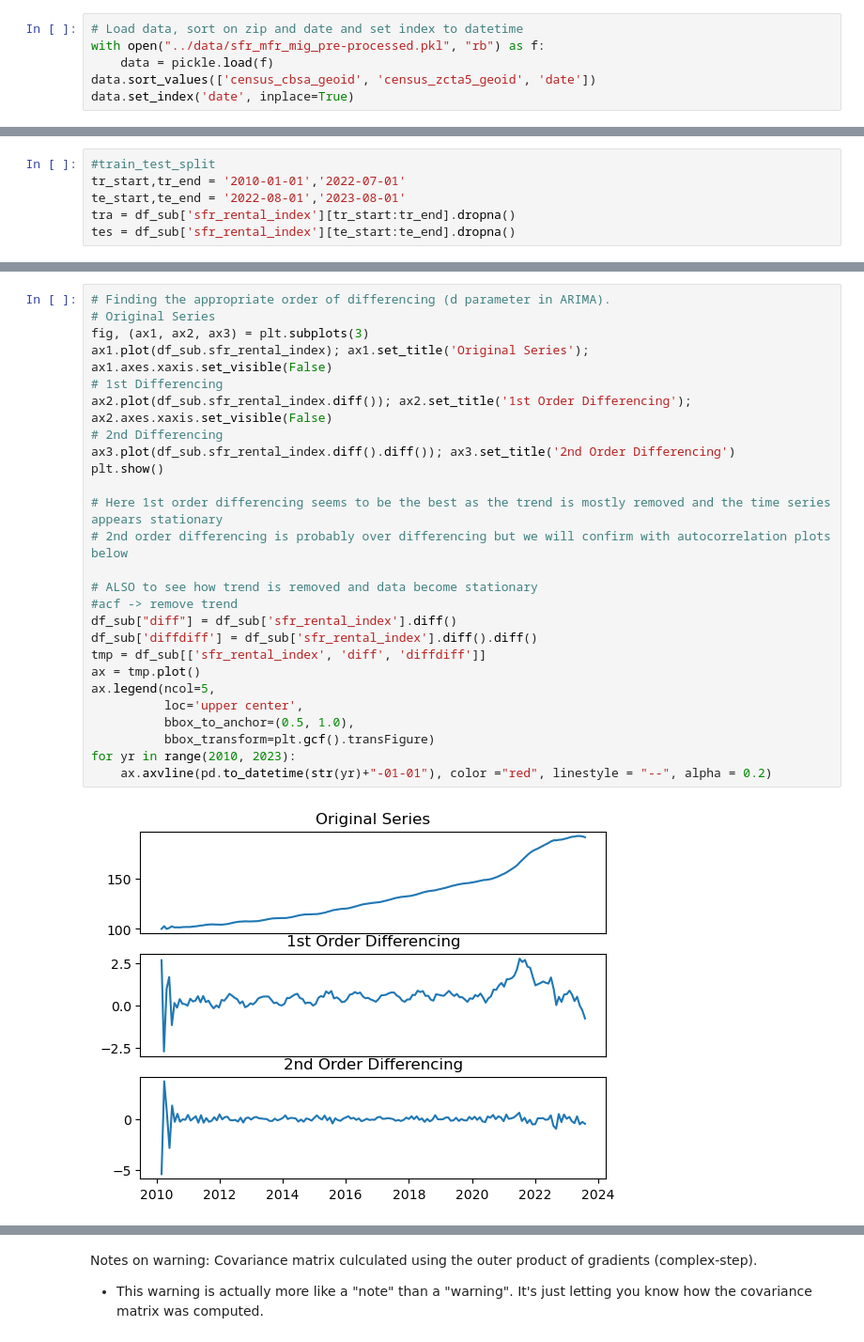
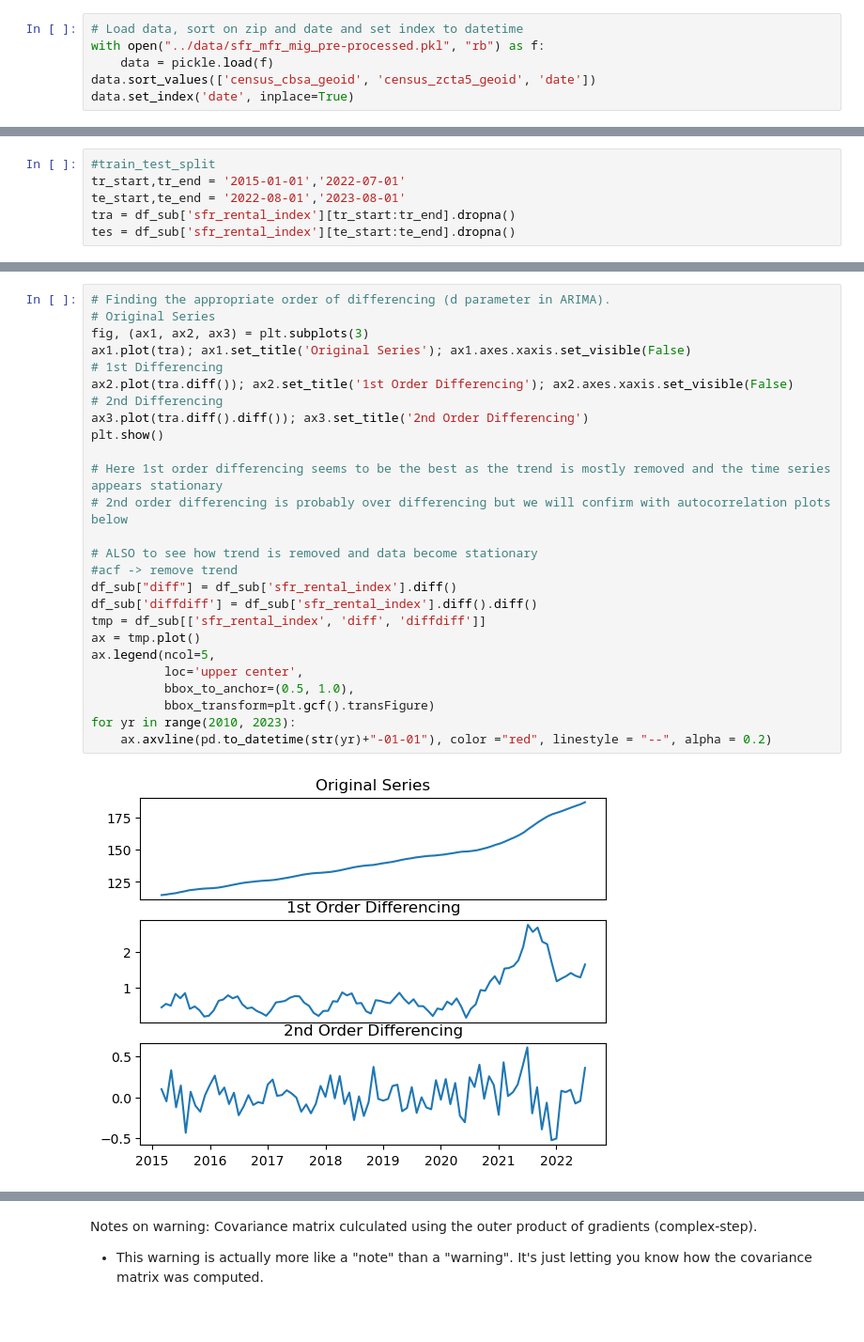
Before and after one commit to eihwood/Haystacks.AI-7, a Jupyter notebook: src/stats_models_sarimax.ipynb, the cells around one changed output, grey strips where cells are left out. Shown at 94% size. Cells and saved outputs as stored; diff of their text form.

```diff
--- a/src/stats_models_sarimax.ipynb
+++ b/src/stats_models_sarimax.ipynb
@@ -38,6 +39,6 @@ plt.show()
 # %%
 #train_test_split
-tr_start,tr_end = '2010-01-01','2022-07-01'
+tr_start,tr_end = '2015-01-01','2022-07-01'
 te_start,te_end = '2022-08-01','2023-08-01'
 tra = df_sub['sfr_rental_index'][tr_start:tr_end].dropna()
 tes = df_sub['sfr_rental_index'][te_start:te_end].dropna()
@@ -62,31 +73,31 @@ p-value:0.12493424154434923
 # %%
 # Finding the appropriate order of differencing (d parameter in ARIMA).
 # Original Series
 fig, (ax1, ax2, ax3) = plt.subplots(3)
-ax1.plot(df_sub.sfr_rental_index); ax1.set_title('Original Series'); ax1.axes.xaxis.set_visible(False)
+ax1.plot(tra); ax1.set_title('Original Series'); ax1.axes.xaxis.set_visible(False)
 # 1st Differencing
-ax2.plot(df_sub.sfr_rental_index.diff()); ax2.set_title('1st Order Differencing'); ax2.axes.xaxis.set_visible(False)
+ax2.plot(tra.diff()); ax2.set_title('1st Order Differencing'); ax2.axes.xaxis.set_visible(False)
 # 2nd Differencing
-ax3.plot(df_sub.sfr_rental_index.diff().diff()); ax3.set_title('2nd Order Differencing')
+ax3.plot(tra.diff().diff()); ax3.set_title('2nd Order Differencing')
 plt.show()
 
 # Here 1st order differencing seems to be the best as the trend is mostly removed and the time series appears stationary
 # 2nd order differencing is probably over differencing but we will confirm with autocorrelation plots below
 
 # ALSO to see how trend is removed and data become stationary
 #acf -> remove trend
 df_sub["diff"] = df_sub['sfr_rental_index'].diff()
 df_sub['diffdiff'] = df_sub['sfr_rental_index'].diff().diff()
 tmp = df_sub[['sfr_rental_index', 'diff', 'diffdiff']]
 ax = tmp.plot()
 ax.legend(ncol=5,
           loc='upper center',
           bbox_to_anchor=(0.5, 1.0),
           bbox_transform=plt.gcf().transFigure)
 for yr in range(2010, 2023):
     ax.axvline(pd.to_datetime(str(yr)+"-01-01"), color ="red", linestyle = "--", alpha = 0.2)
 # %% [output]
-[figure, old version]
+[figure, new version]
 [figure]
 # %%
 from statsmodels.graphics.tsaplots import plot_acf
```
Also changed, not shown: parts of 21 cells of this notebook.
